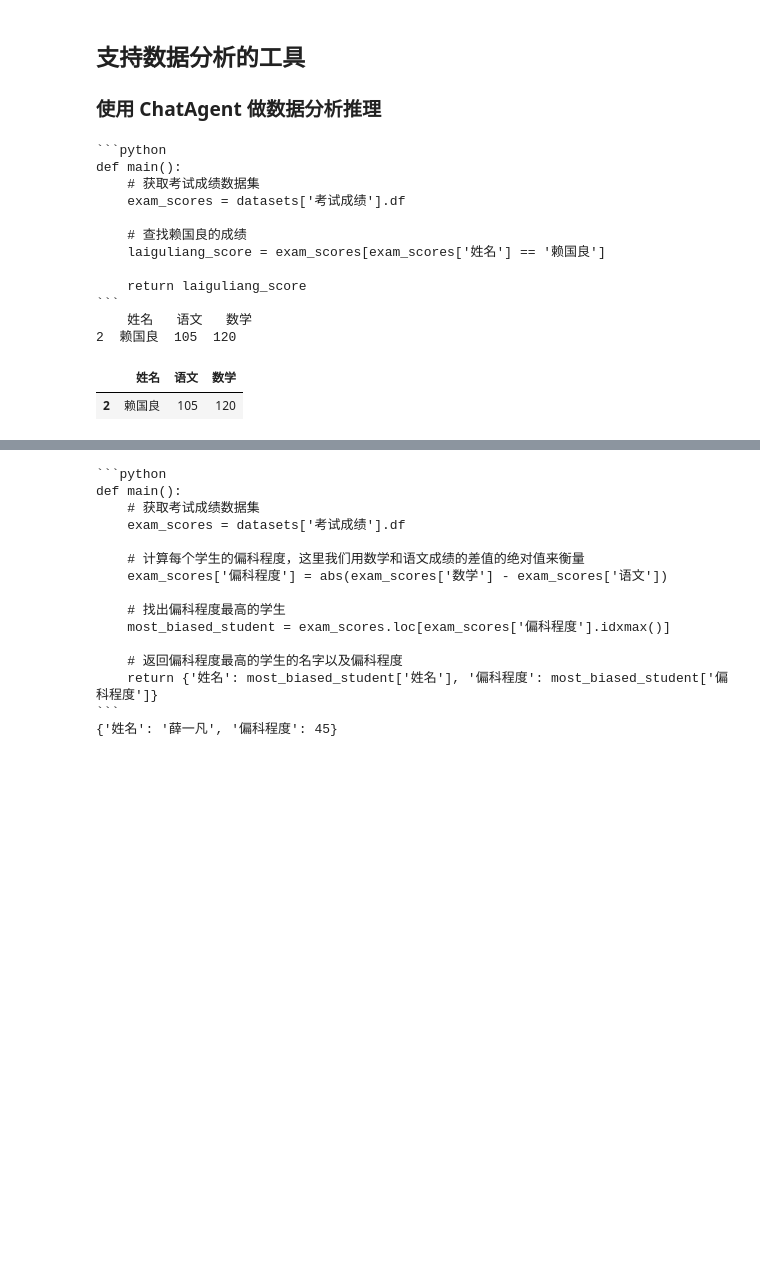
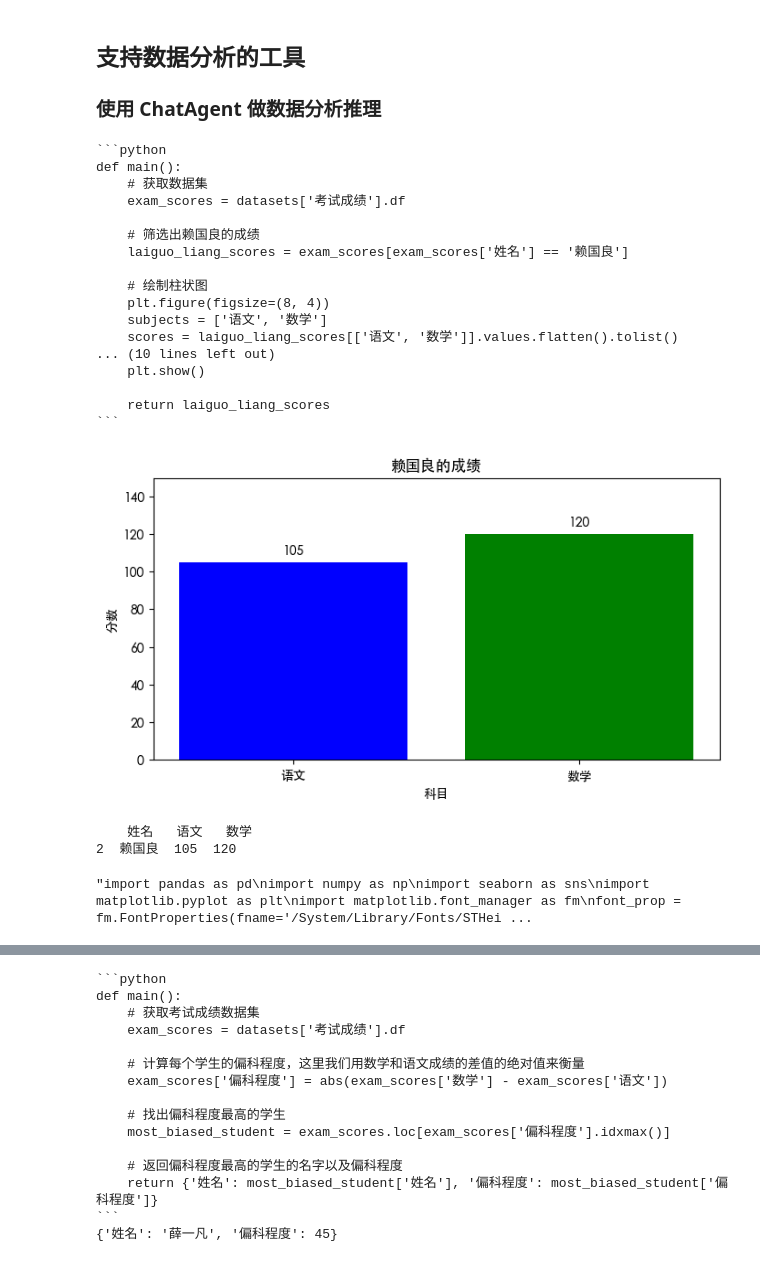
Before and after one commit to arcstep/illufly, a Jupyter notebook: notes/06 BaseAgent/data.ipynb, the cells around one changed output, grey strips where cells are left out. Saved outputs shown, nothing was run; the diff lists cells and outputs as text; code cells hidden in the pictures; blank space fills up the shorter version.

````diff
--- a/notes/06 BaseAgent/data.ipynb
+++ b/notes/06 BaseAgent/data.ipynb
@@ -16,20 +16,27 @@ p = PandasAgent(ChatQwen(), [
     }))
 ])
 # %%
-p("赖国良成绩如何？")
-p.last_output
+p("赖国良成绩如何，帮我绘制一个柱状图")
+print(p.last_code)
 # %% [output]
 ```python
 def main():
-    # 获取考试成绩数据集
+    # 获取数据集
     exam_scores = datasets['考试成绩'].df
 
-    # 查找赖国良的成绩
-    laiguliang_score = exam_scores[exam_scores['姓名'] == '赖国良']
+    # 筛选出赖国良的成绩
+    laiguo_liang_scores = exam_scores[exam_scores['姓名'] == '赖国良']
 
-    return laiguliang_score
+    # 绘制柱状图
+    plt.figure(figsize=(8, 4))
+    subjects = ['语文', '数学']
+    scores = laiguo_liang_scores[['语文', '数学']].values.flatten().tolist()
+... (10 lines left out)
+    plt.show()
+
+    return laiguo_liang_scores
 ```
-    姓名   语文   数学
-2  赖国良  105  120
-|  | 姓名 | 语文 | 数学 |
-| 2 | 赖国良 | 105 | 120 |
+[figure, added]
+    姓名   语文   数学
+2  赖国良  105  120
+"import pandas as pd\nimport numpy as np\nimport seaborn as sns\nimport matplotlib.pyplot as plt\nimport matplotlib.font_manager as fm\nfont_prop = fm.FontProperties(fname='/System/Library/Fonts/STHei ...
````
Also changed, not shown: parts of 4 cells of this notebook, 10 other files.
